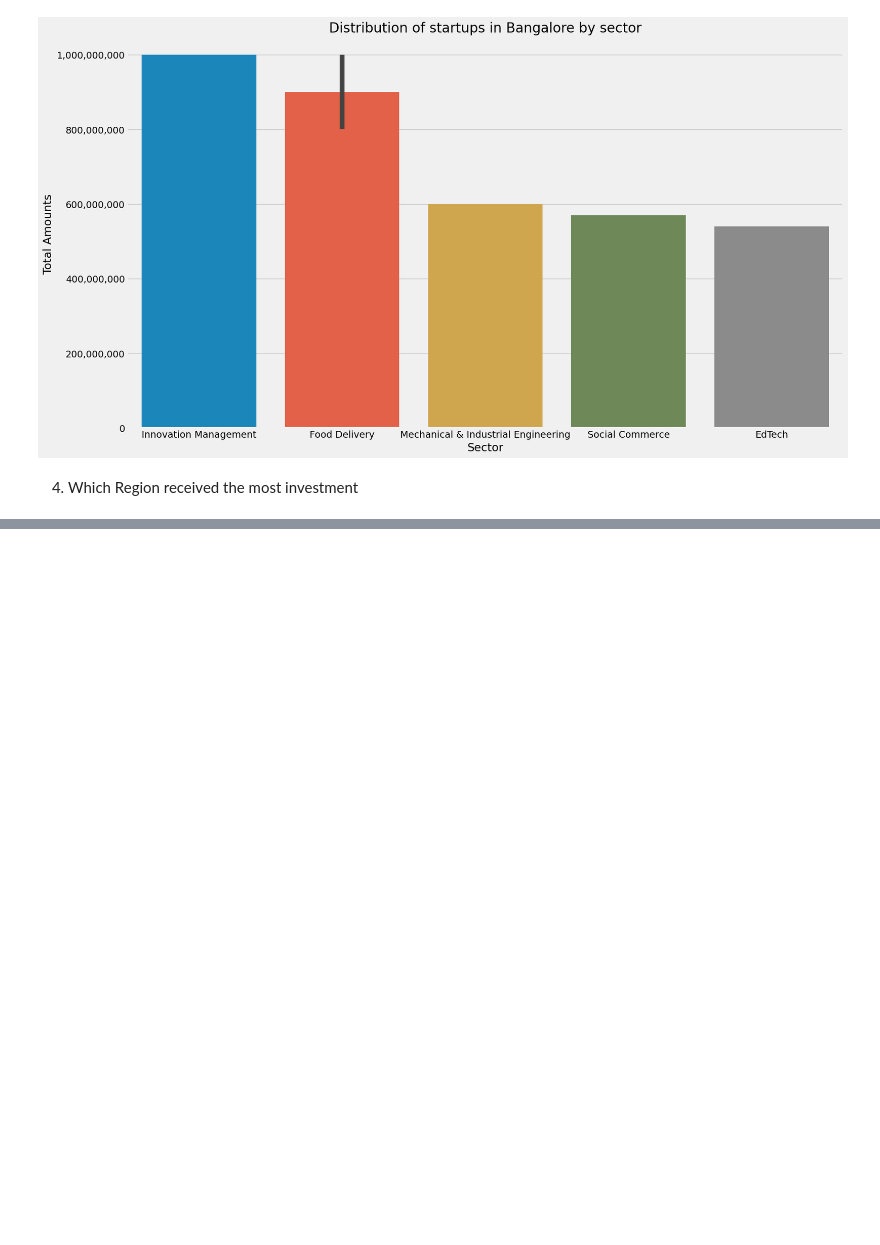
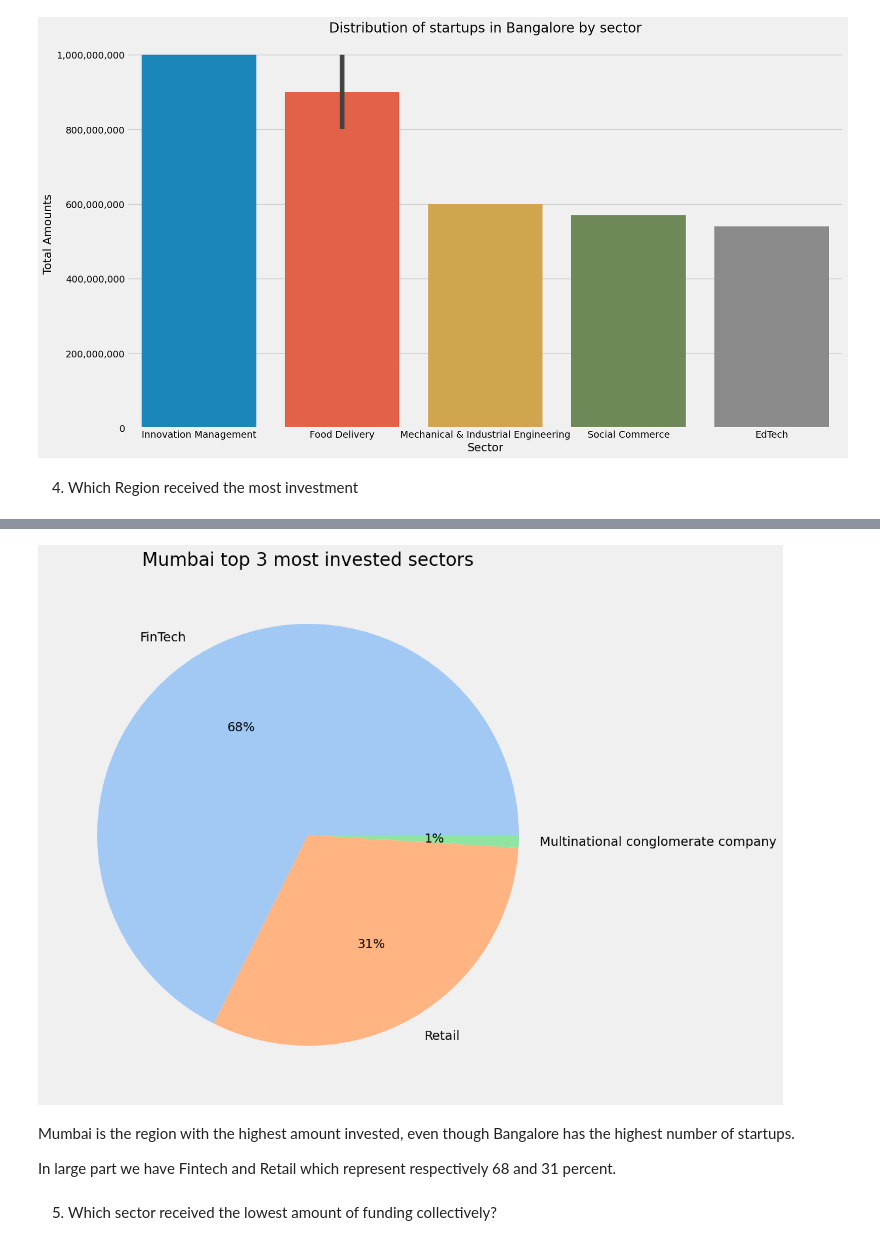
Before and after one commit to Azie88/Beginner-Data-Analysis, a Jupyter notebook: Project_notebook.ipynb, the cells around one changed output, grey strips where cells are left out. Drawn from its saved outputs; the diff is of its cells as text; code cells hidden in the pictures; blank space fills up the shorter version.

```diff
--- a/Project_notebook.ipynb
+++ b/Project_notebook.ipynb
@@ -1899,0 +1953,23 @@ plt.show()
+# %%
+# Lets present this information on a pie chart to see the differences
+
+highest_sector_investor =final_data_region_most_startups[final_data_region_most_startups["HeadQuarter"] =="Mumbai"]
+
+mumbai_start=highest_sector_investor.groupby('Sector')['Amount($)'].sum().reset_index().sort_values(by="Amount($)",ascending=False).iloc[:3]
+#define Seaborn color palette to use
+colors = sns.color_palette('pastel')[0:5]
+
+#create pie chart
+plt.figure(figsize=(12,10))
+plt.title("Mumbai top 3 most invested sectors")
+plt.style.use("fivethirtyeight")
+plt.pie(mumbai_start['Amount($)'], labels = mumbai_start['Sector'], colors = colors, autopct='%.0f%%')
+plt.show()
+# %% [output]
+[figure, added]
+# %% [markdown]
+Mumbai is the region with the highest amount invested, even though Bangalore has the highest number of startups.
+
+In large part we have Fintech and Retail which represent respectively 68 and 31 percent.
+# %% [markdown]
+5. Which sector received the lowest amount of funding collectively?
```
Also changed, not shown: parts of 21 cells of this notebook.
